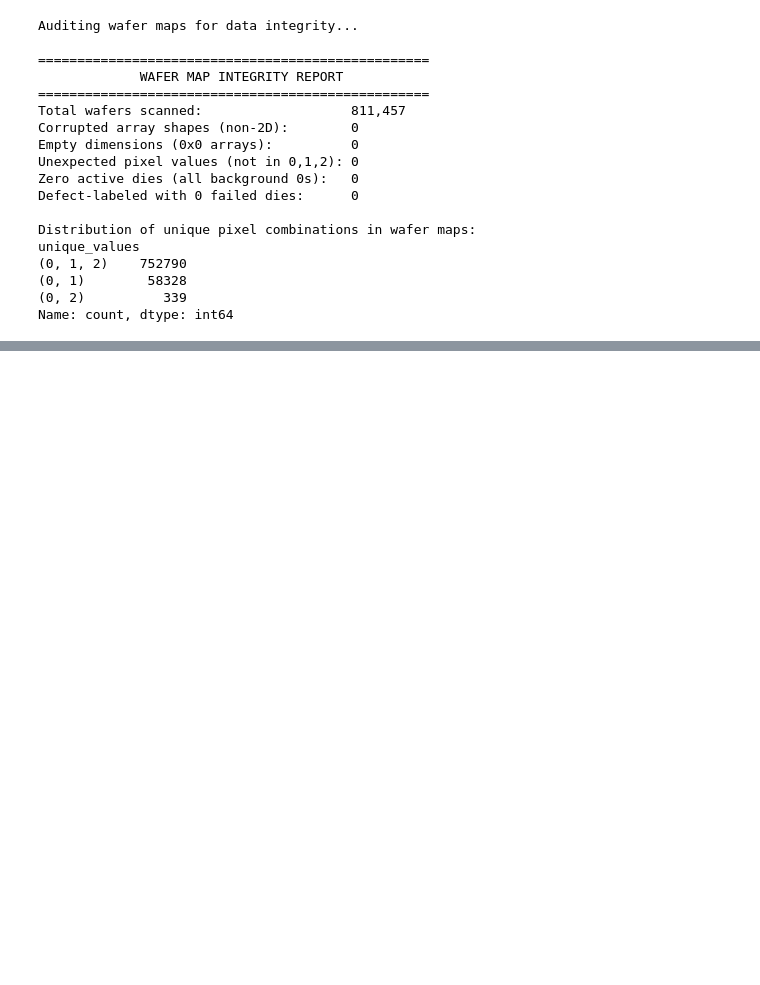
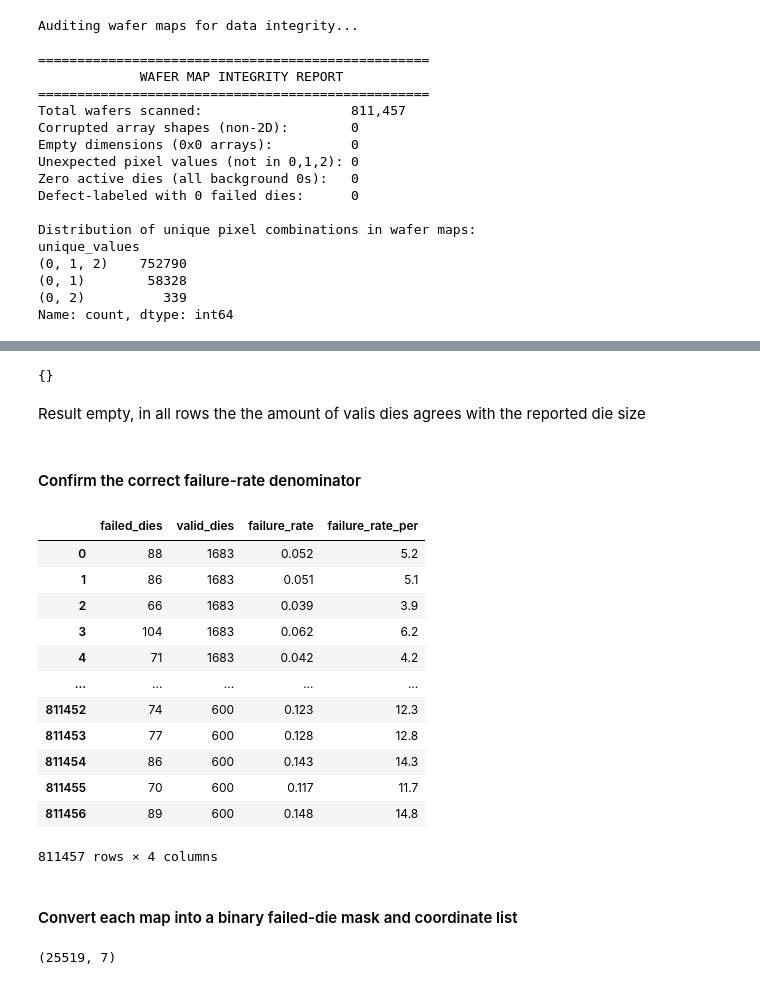
Before and after one commit to DRPproton/semiconductor-projects-tda, a Jupyter notebook: Project-2WM811k_wafer/notebooks/notebook.ipynb, the cells around one changed output, grey strips where cells are left out. Drawn from its saved outputs; the diff is of its cells as text; code cells hidden in the pictures; blank space fills up the shorter version.

Commit message:
working in phase 4, failure rate , defect count and map for TDA done

```diff
--- a/Project-2WM811k_wafer/notebooks/notebook.ipynb
+++ b/Project-2WM811k_wafer/notebooks/notebook.ipynb
@@ -69,7 +69,7 @@ df.Label.unique()
 array(['none', 'Loc', None, 'Edge-Loc', 'Center', 'Edge-Ring', 'Scratch',
        'Random', 'Near-full', 'Donut'], dtype=object)
 # %%
-df.Label = df.Label.replace({'none': 'None'})
+df.Label = df.Label.replace({'none': 'No_pattern'})
 # %%
 df.Label.unique()
 # %% [output]
@@ -260,0 +213,51 @@ Name: count, dtype: int64
+# %%
+valid_die_count_vs_die_size = {}
+failure_rate_denominator =  {}
+# %%
+for index,row in df.iterrows():
+    wafer = row['waferMap']
+    valid_die_count = np.count_nonzero(wafer > 0)
+    reported_die_size = row['dieSize']
+
+    failed_die_count = np.count_nonzero(wafer == 2)
+    failure_rate = failed_die_count / valid_die_count if valid_die_count > 0 else np.nan
+
+    if valid_die_count != reported_die_size:
+        valid_die_count_vs_die_size[index] = {
+            'die_count' : valid_die_count,
+            'reported_die_size' : reported_die_size,
+            'difference' : valid_die_count - reported_die_size,
+        }
+    else:
+        failure_rate_denominator[index] = {
+            'failed_dies' : failed_die_count,
+            'valid_dies' : valid_die_count,
+            'failure_rate' : round(failure_rate, 3),
+            'failure_rate_per': round(failure_rate * 100, 1)
+        }
+# %%
+valid_die_count_vs_die_size
+# %% [output]
+{}
+# %% [markdown]
+Result empty, in all rows the the amount of valis dies agrees with the reported die size
+# %% [markdown]
+#### Confirm the correct failure-rate denominator
+# %%
+pd.DataFrame.from_dict(failure_rate_denominator, orient='index')
+# %% [output]
+|  | failed_dies | valid_dies | failure_rate | failure_rate_per |
+| 0 | 88 | 1683 | 0.052 | 5.2 |
+| 1 | 86 | 1683 | 0.051 | 5.1 |
+| 2 | 66 | 1683 | 0.039 | 3.9 |
+| 3 | 104 | 1683 | 0.062 | 6.2 |
+| 4 | 71 | 1683 | 0.042 | 4.2 |
+| ... | ... | ... | ... | ... |
+| 811452 | 74 | 600 | 0.123 | 12.3 |
+| 811453 | 77 | 600 | 0.128 | 12.8 |
+| 811454 | 86 | 600 | 0.143 | 14.3 |
+| 811455 | 70 | 600 | 0.117 | 11.7 |
+| 811456 | 89 | 600 | 0.148 | 14.8 |
+811457 rows × 4 columns
+# %% [markdown]
+#### Convert each map into a binary failed-die mask and coordinate list
@@ -260,0 +270,4 @@ Name: count, dtype: int64
+# %%
+df_with_failure_type.shape
+# %% [output]
+(25519, 7)
```
Also changed, not shown: parts of 11 cells of this notebook, 2 other files.
